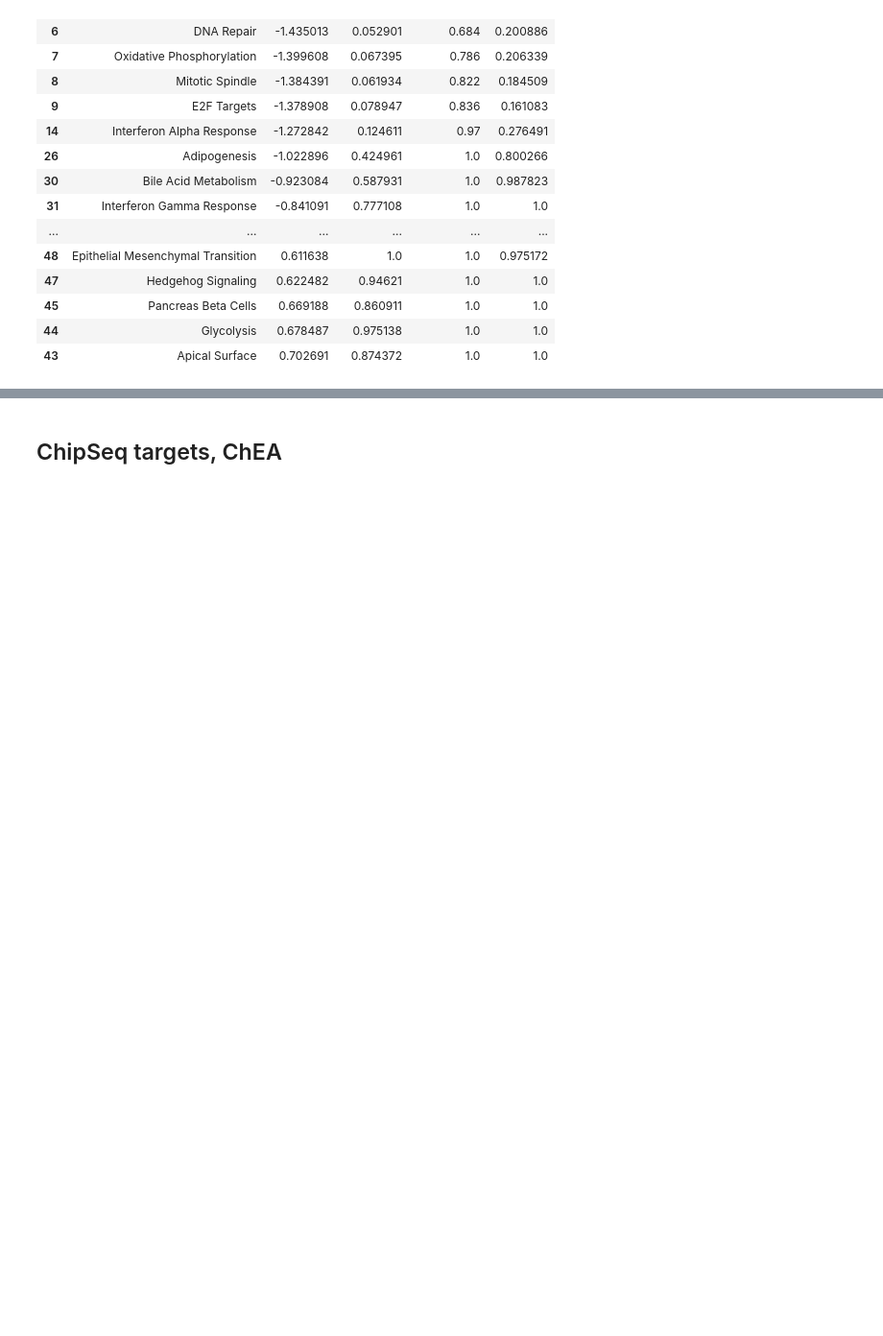
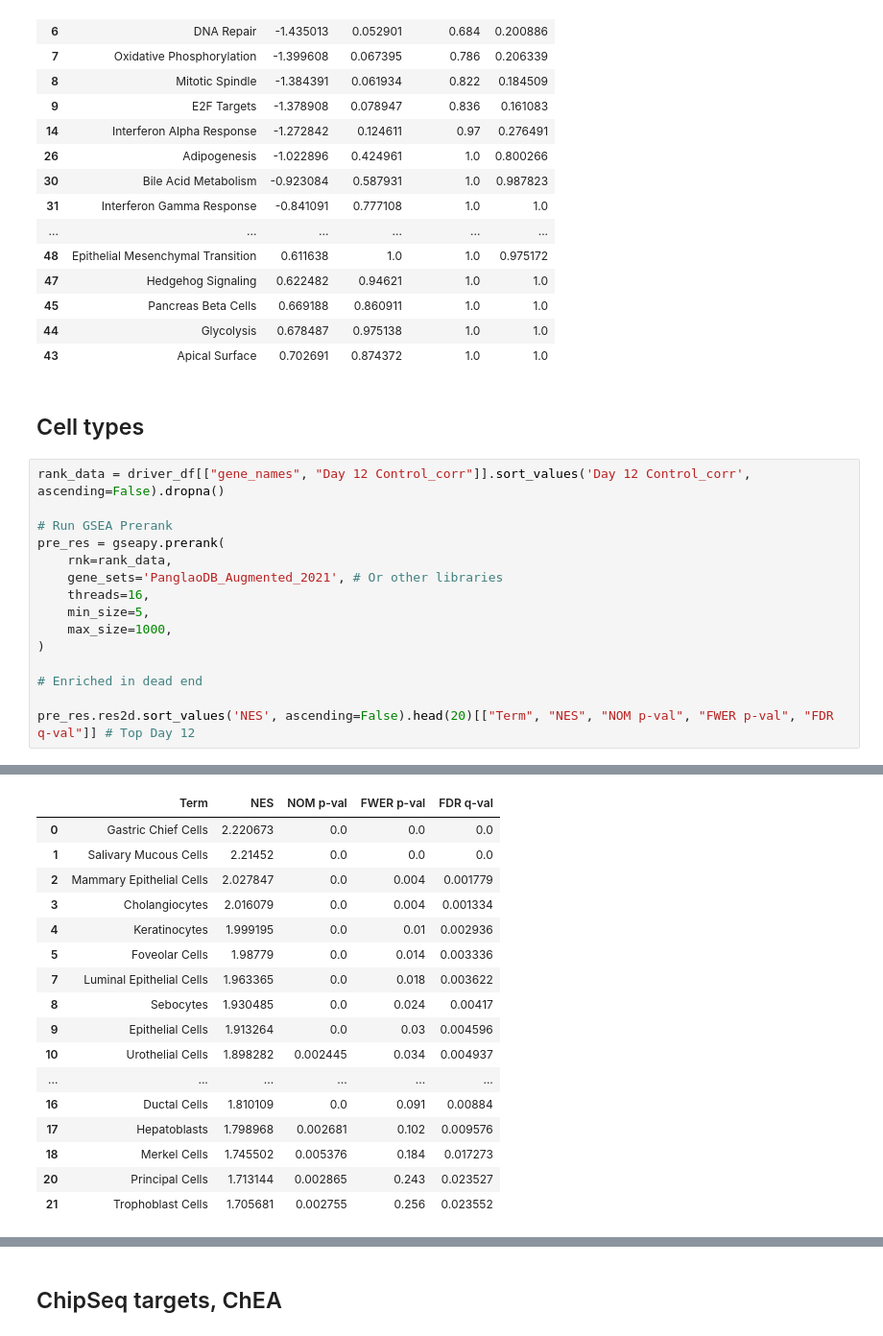
Before and after one commit to logolyte/hic2_masters_project, a Jupyter notebook: Gene ontology analysis.ipynb, the cells around one changed output, grey strips where cells are left out. Shown at 96% size. Drawn from its saved outputs; the diff is of its cells as text; blank space fills up the shorter version.

```diff
--- a/Gene ontology analysis.ipynb
+++ b/Gene ontology analysis.ipynb
@@ -171,3 +231,21 @@ pre_res.res2d.sort_values('NES', ascending=True).head(20)[["Term", "NES", "NOM p
 | 45 | Pancreas Beta Cells | 0.669188 | 0.860911 | 1.0 | 1.0 |
 | 44 | Glycolysis | 0.678487 | 0.975138 | 1.0 | 1.0 |
 | 43 | Apical Surface | 0.702691 | 0.874372 | 1.0 | 1.0 |
+# %% [markdown]
+## Cell types
+# %%
+rank_data = driver_df[["gene_names", "Day 12 Control_corr"]].sort_values('Day 12 Control_corr', ascending=False).dropna()
+
+# Run GSEA Prerank
+pre_res = gseapy.prerank(
+    rnk=rank_data,
+    gene_sets='PanglaoDB_Augmented_2021', # Or other libraries
+    threads=16,
+    min_size=5,
+    max_size=1000,
+)
+
+# Enriched in dead end
+
+pre_res.res2d.sort_values('NES', ascending=False).head(20)[["Term", "NES", "NOM p-val", "FWER p-val", "FDR q-val"]] # Top Day 12
+# %% [output]
@@ -173,0 +254,17 @@ pre_res.res2d.sort_values('NES', ascending=True).head(20)[["Term", "NES", "NOM p
+|  | Term | NES | NOM p-val | FWER p-val | FDR q-val |
+| 0 | Gastric Chief Cells | 2.220673 | 0.0 | 0.0 | 0.0 |
+| 1 | Salivary Mucous Cells | 2.21452 | 0.0 | 0.0 | 0.0 |
+| 2 | Mammary Epithelial Cells | 2.027847 | 0.0 | 0.004 | 0.001779 |
+| 3 | Cholangiocytes | 2.016079 | 0.0 | 0.004 | 0.001334 |
+| 4 | Keratinocytes | 1.999195 | 0.0 | 0.01 | 0.002936 |
+| 5 | Foveolar Cells | 1.98779 | 0.0 | 0.014 | 0.003336 |
+| 7 | Luminal Epithelial Cells | 1.963365 | 0.0 | 0.018 | 0.003622 |
+| 8 | Sebocytes | 1.930485 | 0.0 | 0.024 | 0.00417 |
+| 9 | Epithelial Cells | 1.913264 | 0.0 | 0.03 | 0.004596 |
+| 10 | Urothelial Cells | 1.898282 | 0.002445 | 0.034 | 0.004937 |
+| ... | ... | ... | ... | ... | ... |
+| 16 | Ductal Cells | 1.810109 | 0.0 | 0.091 | 0.00884 |
+| 17 | Hepatoblasts | 1.798968 | 0.002681 | 0.102 | 0.009576 |
+| 18 | Merkel Cells | 1.745502 | 0.005376 | 0.184 | 0.017273 |
+| 20 | Principal Cells | 1.713144 | 0.002865 | 0.243 | 0.023527 |
+| 21 | Trophoblast Cells | 1.705681 | 0.002755 | 0.256 | 0.023552 |
```
Also changed, not shown: parts of 13 cells of this notebook, 8 other files.
